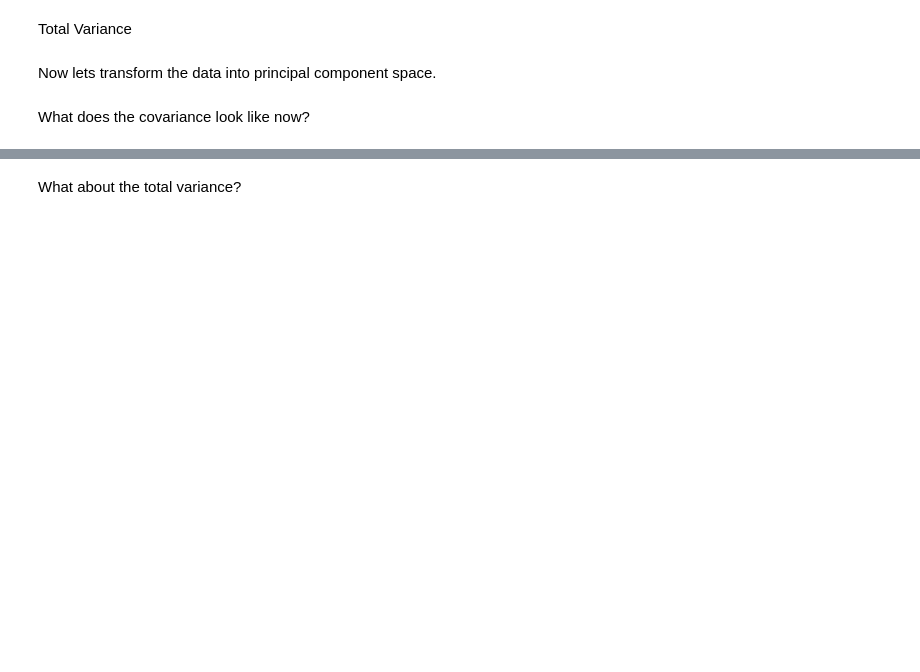
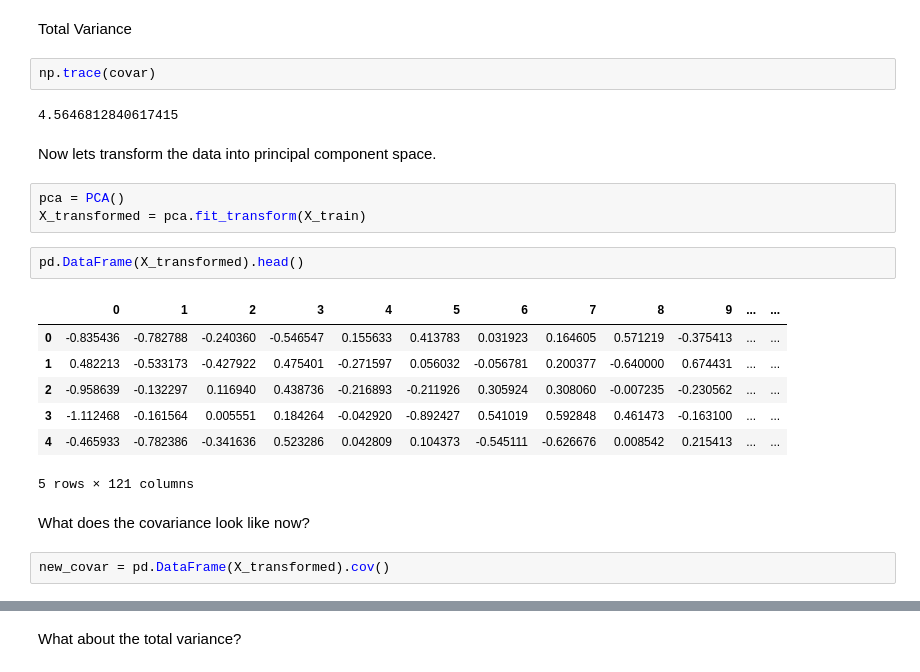
Before and after one commit to nwchen24/Machine_learning_coursework, a Jupyter notebook: Week11/pca.ipynb, the cells around one changed output, grey strips where cells are left out. Drawn from its saved outputs; the diff is of its cells as text; blank space fills up the shorter version.

```diff
--- a/Week11/pca.ipynb
+++ b/Week11/pca.ipynb
@@ -45,6 +68,25 @@ First lets look at the covariance of the training data, which tells us about the
 # %% [markdown]
 Total Variance
+# %%
+np.trace(covar)
+# %% [output]
+4.5646812840617415
 # %% [markdown]
 Now lets transform the data into principal component space.
+# %%
+pca = PCA()
+X_transformed = pca.fit_transform(X_train)
+# %%
+pd.DataFrame(X_transformed).head()
+# %% [output]
+|  | 0 | 1 | 2 | 3 | 4 | 5 | 6 | 7 | 8 | 9 | ... | ... |
+| 0 | -0.835436 | -0.782788 | -0.240360 | -0.546547 | 0.155633 | 0.413783 | 0.031923 | 0.164605 | 0.571219 | -0.375413 | ... | ... |
+| 1 | 0.482213 | -0.533173 | -0.427922 | 0.475401 | -0.271597 | 0.056032 | -0.056781 | 0.200377 | -0.640000 | 0.674431 | ... | ... |
+| 2 | -0.958639 | -0.132297 | 0.116940 | 0.438736 | -0.216893 | -0.211926 | 0.305924 | 0.308060 | -0.007235 | -0.230562 | ... | ... |
+| 3 | -1.112468 | -0.161564 | 0.005551 | 0.184264 | -0.042920 | -0.892427 | 0.541019 | 0.592848 | 0.461473 | -0.163100 | ... | ... |
+| 4 | -0.465933 | -0.782386 | -0.341636 | 0.523286 | 0.042809 | 0.104373 | -0.545111 | -0.626676 | 0.008542 | 0.215413 | ... | ... |
+5 rows × 121 columns
 # %% [markdown]
 What does the covariance look like now?
+# %%
+new_covar = pd.DataFrame(X_transformed).cov()
```
Also changed, not shown: parts of 7 cells of this notebook.
